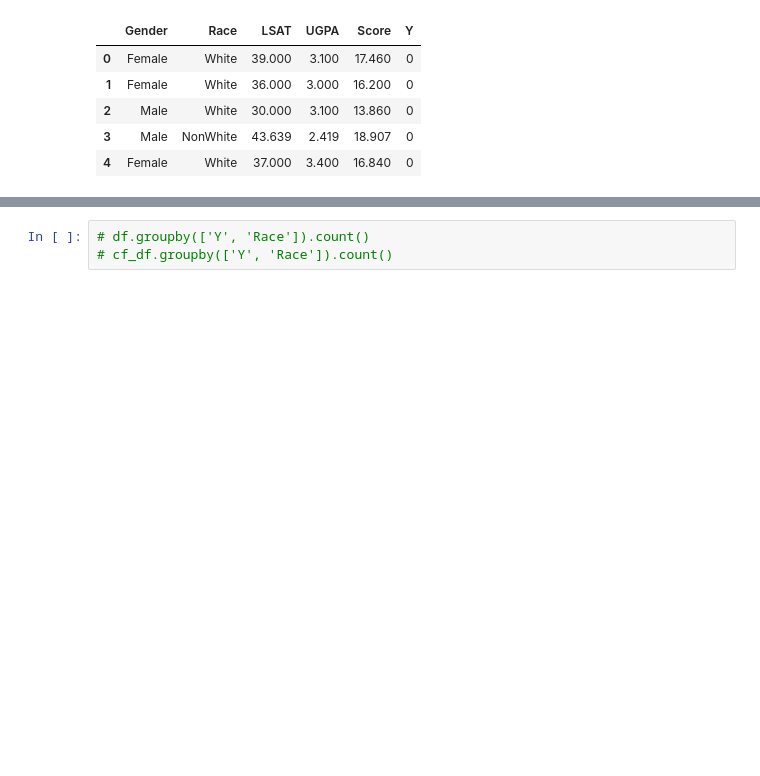
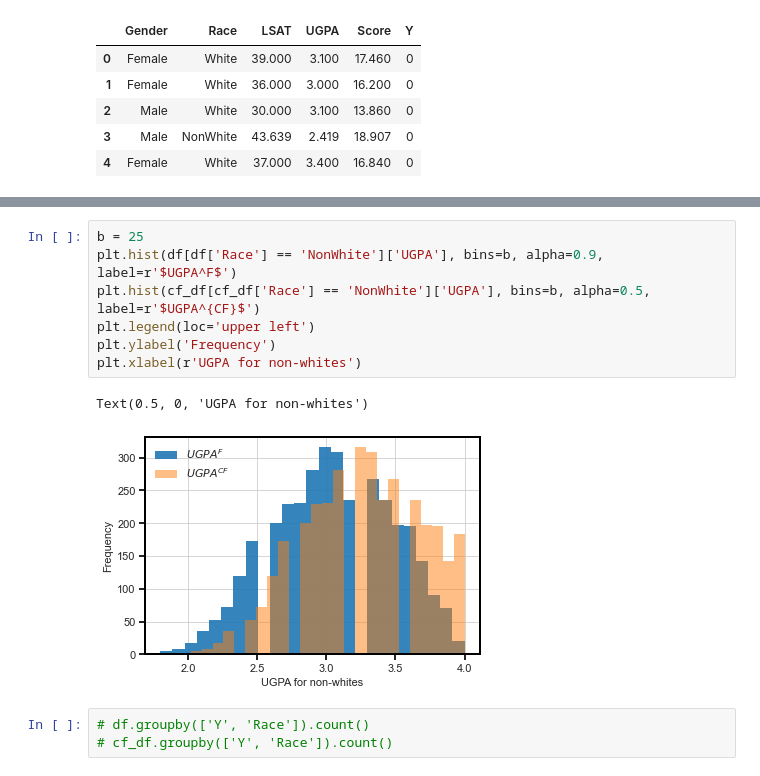
Before and after one commit to cc-jalvarez/counterfactual-situation-testing, a Jupyter notebook: src/analysis_law_school.ipynb, the cells around one changed output, grey strips where cells are left out. Drawn from its saved outputs; the diff is of its cells as text; blank space fills up the shorter version.

```diff
--- a/src/analysis_law_school.ipynb
+++ b/src/analysis_law_school.ipynb
@@ -303,3 +356,13 @@ cf_df.head(5)
+# %%
+b = 25
+plt.hist(df[df['Race'] == 'NonWhite']['UGPA'], bins=b, alpha=0.9, label=r'$UGPA^F$')
+plt.hist(cf_df[cf_df['Race'] == 'NonWhite']['UGPA'], bins=b, alpha=0.5, label=r'$UGPA^{CF}$')
+plt.legend(loc='upper left')
+plt.ylabel('Frequency')
+plt.xlabel(r'UGPA for non-whites')
+# %% [output]
+Text(0.5, 0, 'UGPA for non-whites')
+[figure, added]
 # %%
 # df.groupby(['Y', 'Race']).count()
 # cf_df.groupby(['Y', 'Race']).count()
```
Also changed, not shown: parts of 53 cells of this notebook, 4 other files.
